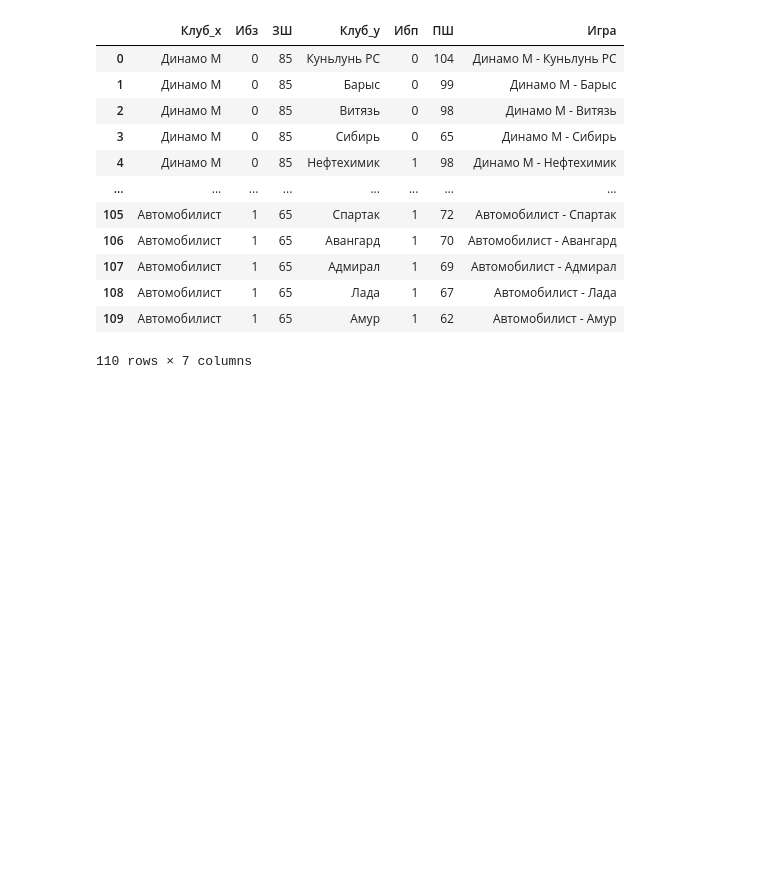
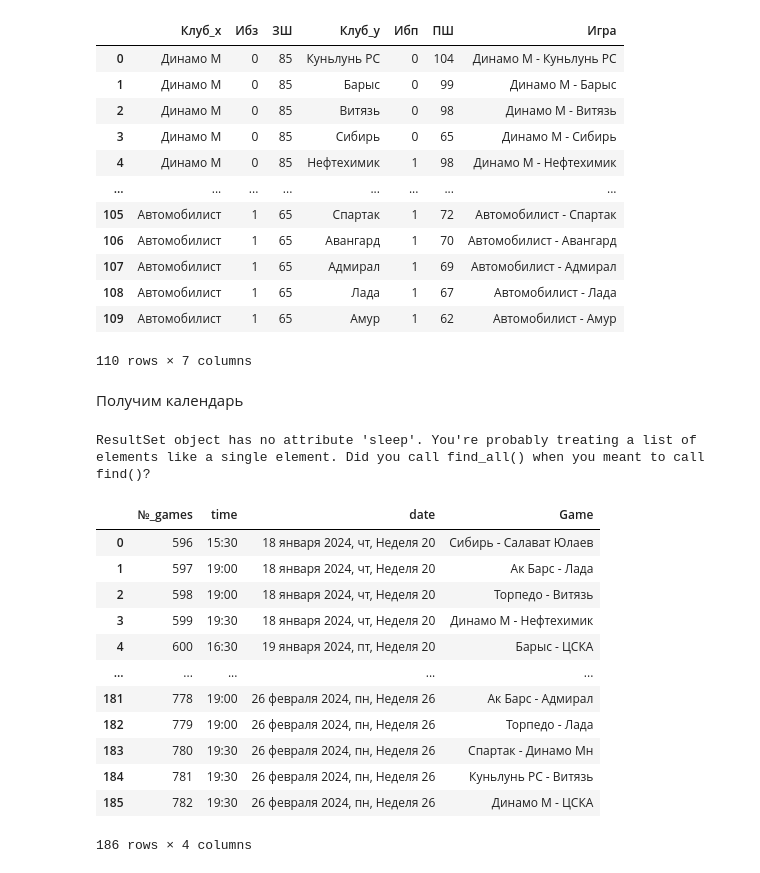
Before and after one commit to AnryBolt/khl_scrap, a Jupyter notebook: Untitled-1.ipynb, the cells around one changed output. Cells and saved outputs as stored; diff of their text form; code cells hidden in the pictures; blank space fills up the shorter version.

```diff
--- a/Untitled-1.ipynb
+++ b/Untitled-1.ipynb
@@ -124,3 +175,25 @@ cross
 | 108 | Автомобилист | 1 | 65 | Лада | 1 | 67 | Автомобилист - Лада |
 | 109 | Автомобилист | 1 | 65 | Амур | 1 | 62 | Автомобилист - Амур |
 110 rows × 7 columns
+# %% [markdown]
+Получим календарь
+# %%
+calendar = get_calendar_khl('calendar_khl')
+# %% [output]
+ResultSet object has no attribute 'sleep'. You're probably treating a list of elements like a single element. Did you call find_all() when you meant to call find()?
+# %%
+calendar
+# %% [output]
+|  | №_games | time | date | Game |
+| 0 | 596 | 15:30 | 18 января 2024, чт, Неделя 20 | Сибирь - Салават Юлаев |
+| 1 | 597 | 19:00 | 18 января 2024, чт, Неделя 20 | Ак Барс - Лада |
+| 2 | 598 | 19:00 | 18 января 2024, чт, Неделя 20 | Торпедо - Витязь |
+| 3 | 599 | 19:30 | 18 января 2024, чт, Неделя 20 | Динамо М - Нефтехимик |
+| 4 | 600 | 16:30 | 19 января 2024, пт, Неделя 20 | Барыс - ЦСКА |
+| ... | ... | ... | ... | ... |
+| 181 | 778 | 19:00 | 26 февраля 2024, пн, Неделя 26 | Ак Барс - Адмирал |
+| 182 | 779 | 19:00 | 26 февраля 2024, пн, Неделя 26 | Торпедо - Лада |
+| 183 | 780 | 19:30 | 26 февраля 2024, пн, Неделя 26 | Спартак - Динамо Мн |
+| 184 | 781 | 19:30 | 26 февраля 2024, пн, Неделя 26 | Куньлунь РС - Витязь |
+| 185 | 782 | 19:30 | 26 февраля 2024, пн, Неделя 26 | Динамо М - ЦСКА |
+186 rows × 4 columns
```
Also changed, not shown: parts of 6 cells of this notebook.
